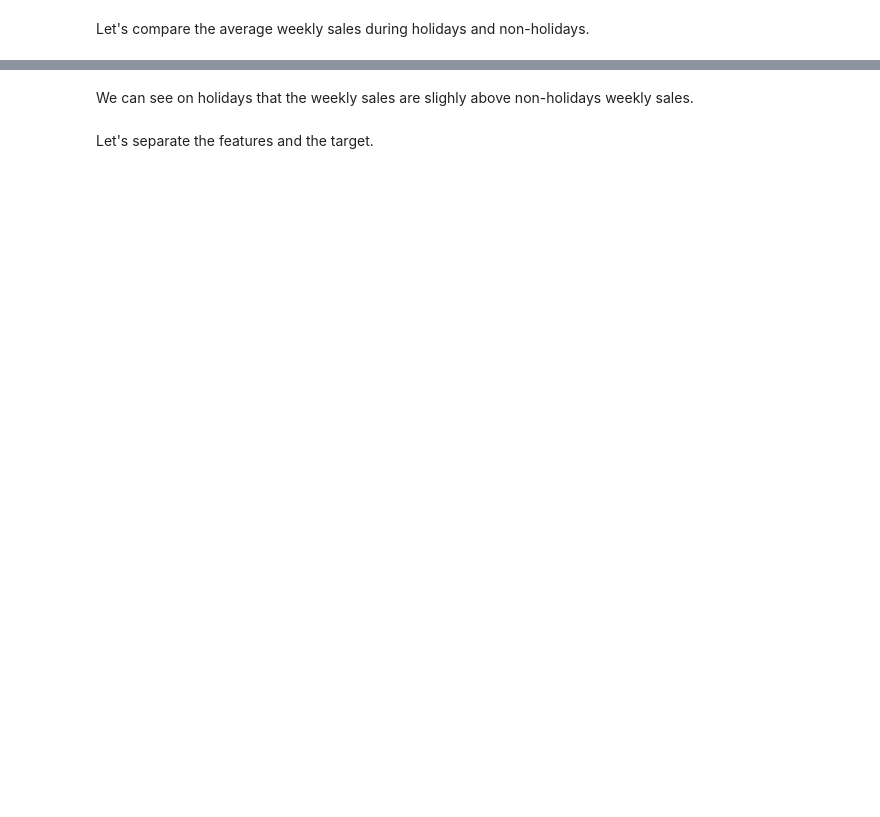
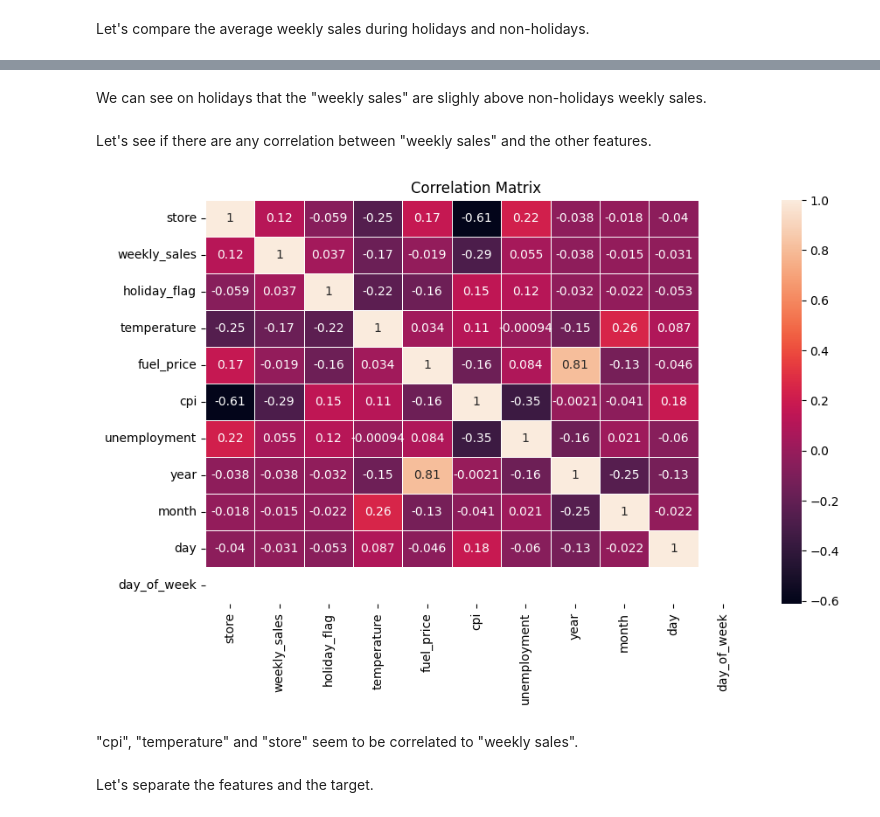
Before and after one commit to vchhauv/walmart-sales, a Jupyter notebook: walmart-sales.ipynb, the cells around one changed output, grey strips where cells are left out. Drawn from its saved outputs; the diff is of its cells as text; code cells hidden in the pictures; blank space fills up the shorter version.

Commit message:
feat: Add corr matrix

```diff
--- a/walmart-sales.ipynb
+++ b/walmart-sales.ipynb
@@ -120,7 +121,19 @@ fig.show()
 # %% [output]
 [interactive output not drawn]
 # %% [markdown]
-We can see on holidays that the weekly sales are slighly above non-holidays weekly sales.
+We can see on holidays that the "weekly sales" are slighly above non-holidays weekly sales.
+# %% [markdown]
+Let's see if there are any correlation between "weekly sales" and the other features.
+# %%
+correlation_matrix = df.corr()
+plt.figure(figsize=(10, 6))
+sns.heatmap(correlation_matrix, annot=True, linewidths=0.5)
+plt.title('Correlation Matrix')
+plt.show()
+# %% [output]
+[figure, added]
+# %% [markdown]
+"cpi", "temperature" and "store" seem to be correlated to "weekly sales".
 # %% [markdown]
 Let's separate the features and the target.
 # %%
```
Also changed, not shown: parts of 1 cell of this notebook.
